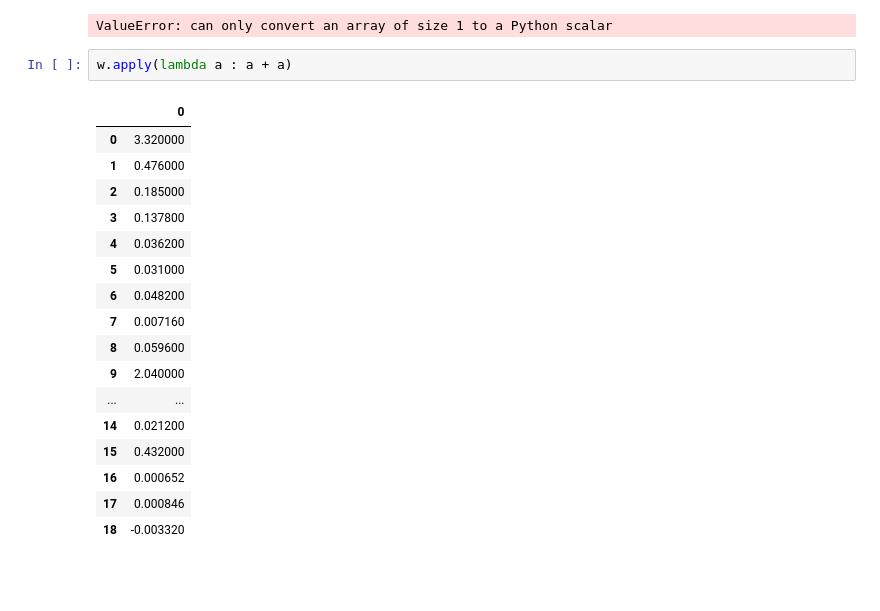
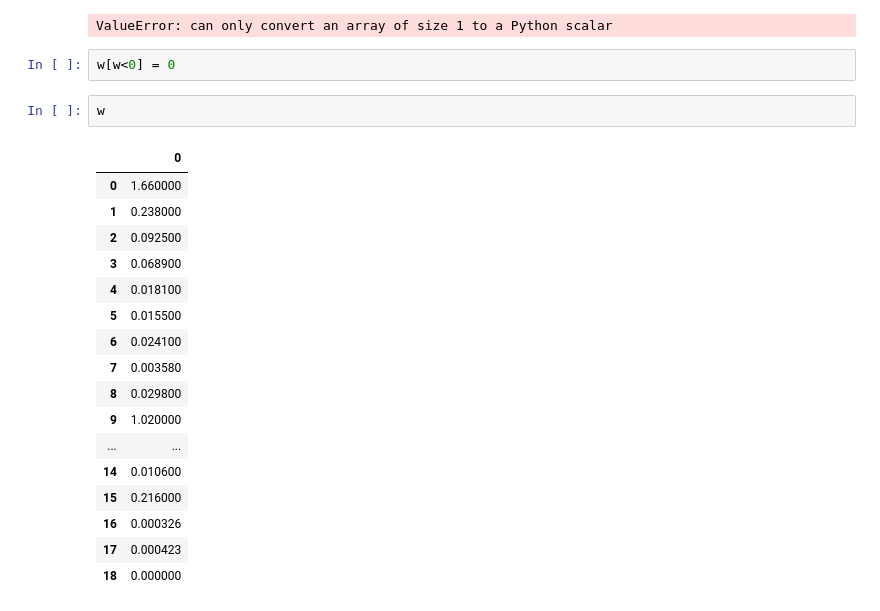
Before and after one commit to sekondusg/dunli, a Jupyter notebook: notebooks/Scratch.ipynb, the cells around one changed output. Drawn from its saved outputs; the diff is of its cells as text; blank space fills up the shorter version.

```diff
--- a/notebooks/Scratch.ipynb
+++ b/notebooks/Scratch.ipynb
@@ -30,22 +30,24 @@ w.apply(lambda a: a if a.item() > 0.0 else 0.0)
 # %% [output]
 ValueError: can only convert an array of size 1 to a Python scalar
 # %%
-w.apply(lambda a : a + a)
+w[w<0] = 0
-# %% [output]
-|  | 0 |
-| 0 | 3.320000 |
-| 1 | 0.476000 |
-| 2 | 0.185000 |
-| 3 | 0.137800 |
-| 4 | 0.036200 |
-| 5 | 0.031000 |
-| 6 | 0.048200 |
-| 7 | 0.007160 |
-| 8 | 0.059600 |
-| 9 | 2.040000 |
-| ... | ... |
-| 14 | 0.021200 |
-| 15 | 0.432000 |
-| 16 | 0.000652 |
-| 17 | 0.000846 |
-| 18 | -0.003320 |
+# %%
+w
+# %% [output]
+|  | 0 |
+| 0 | 1.660000 |
+| 1 | 0.238000 |
+| 2 | 0.092500 |
+| 3 | 0.068900 |
+| 4 | 0.018100 |
+| 5 | 0.015500 |
+| 6 | 0.024100 |
+| 7 | 0.003580 |
+| 8 | 0.029800 |
+| 9 | 1.020000 |
+| ... | ... |
+| 14 | 0.010600 |
+| 15 | 0.216000 |
+| 16 | 0.000326 |
+| 17 | 0.000423 |
+| 18 | 0.000000 |
```
Also changed, not shown: 1 other file.
